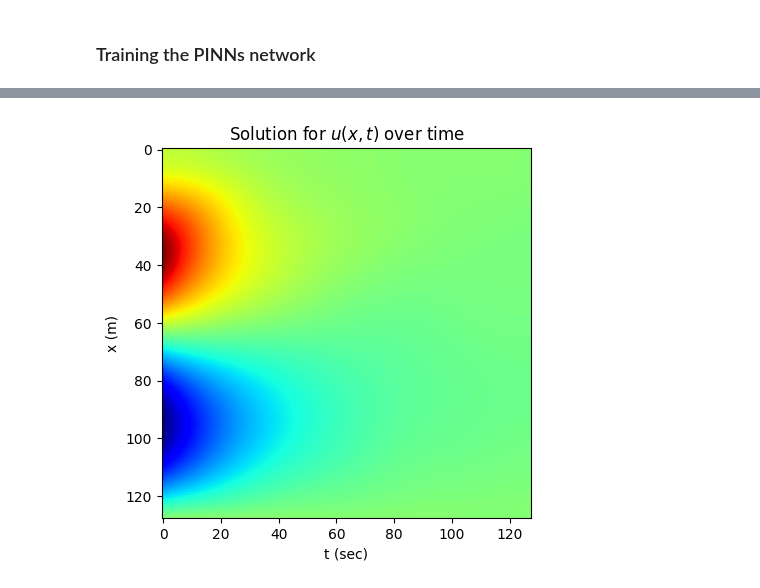
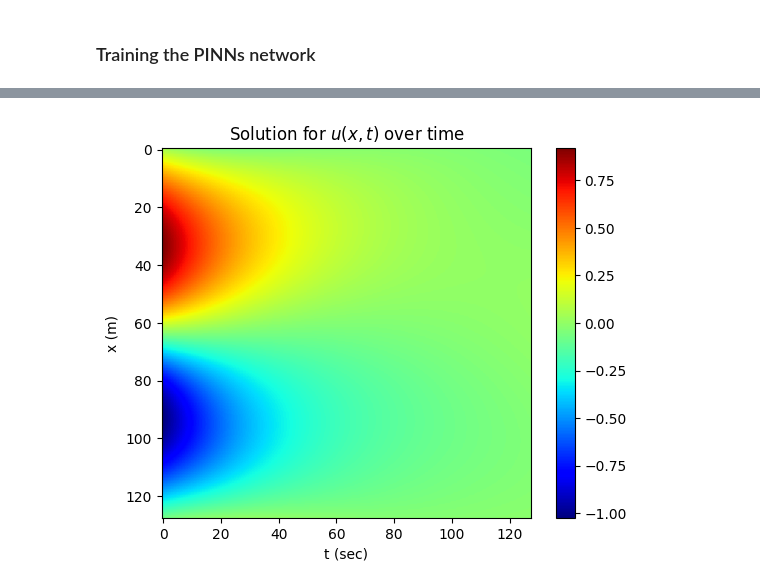
Before and after one commit to eladsimantov/Applied-ML-For-Engineers, a Jupyter notebook: Tutorials/T4.ipynb, the cells around one changed output, grey strips where cells are left out. Saved outputs shown, nothing was run; the diff lists cells and outputs as text; code cells hidden in the pictures.

```diff
--- a/Tutorials/T4.ipynb
+++ b/Tutorials/T4.ipynb
@@ -40,8 +40,7 @@ class PINNs_net(nn.Module):
         super().__init__()
 
         # define the network architecture
-        network = [ffm(in_dim, HL_dim),
-                   nn.Linear(HL_dim, HL_dim), activation,
+        network = [nn.Linear(in_dim, HL_dim), activation,
                    nn.Linear(HL_dim, HL_dim), activation,
                    nn.Linear(HL_dim, HL_dim), activation,
                    nn.Linear(HL_dim, HL_dim), activation,
@@ -79,7 +78,7 @@ class PINNs_net(nn.Module):
         u_x_reshaped = u_x.view(Nx, Nt) # [Nx*Nt, 1] -> [Nx, Nt]
         bc_loss = loss_fun(u_reshaped[0, :], torch.zeros_like(u_reshaped[0,:])) \
                 + loss_fun(u_reshaped[Nx-1, :], torch.zeros_like(u_reshaped[Nx-1,:])) \
-                + loss_fun(u_x_reshaped[0, :], torch.zeros_like(u_x_reshaped[Nx-1,:]))
+                + loss_fun(u_x_reshaped[0, :], u_x_reshaped[Nx-1,:])
 
         # compute the IC loss
         x_reshaped = x.view(Nx, Nt)
@@ -148,15 +147,16 @@ epoch: 999, loss: 0.5602302551269531
 # %%
 u = model.forward(x.view(-1,1), t.view(-1,1)) # convert x tensor into a column vector
 u_np = u.detach().numpy() # convert into a np array
 u_reshaped = u_np.reshape(Nx,Nt)
 
 plt.imshow(u_reshaped[:,:], cmap='jet')
 plt.title("Solution for $u(x,t)$ over time")
+plt.colorbar()
 plt.xlabel("t (sec)")
 plt.ylabel("x (m)")
 plt.show()
 # %% [output]
-[figure, old version]
+[figure, new version]
 # %%
 # once you have a complicated solution so the NN is finding it hard to learn functions.
 # to enhance the convergance is
```
Also changed, not shown: parts of 2 cells of this notebook.
